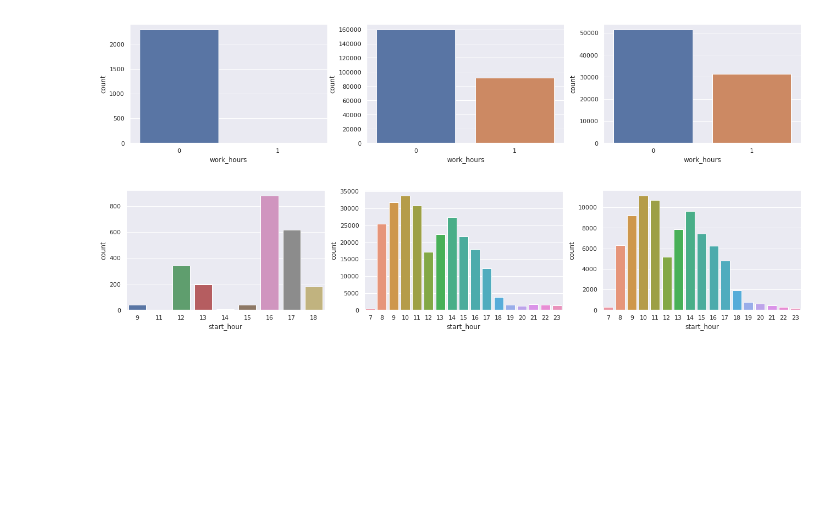
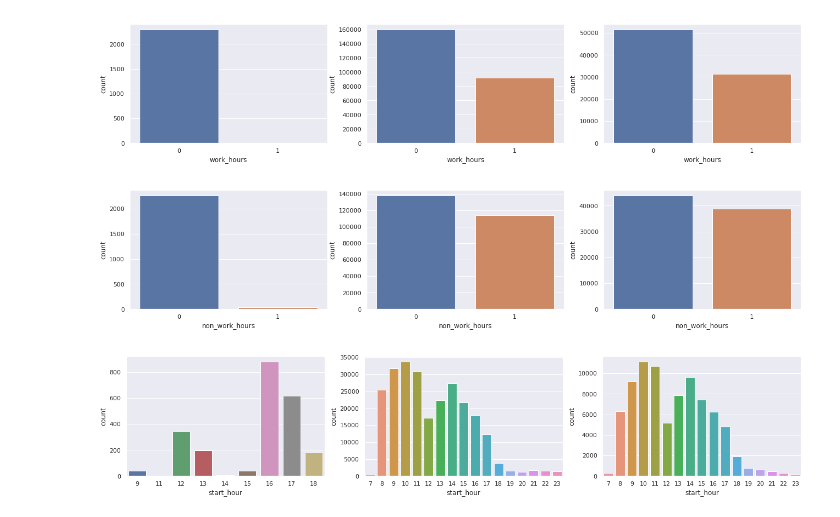
Before and after one commit to vladisOV/notebooks, a Jupyter notebook: alice_combined_sol.ipynb, the cells around one changed output. Cells and saved outputs as stored; diff of their text form; code cells hidden in the pictures; blank space fills up the shorter version.

```diff
--- a/alice_combined_sol.ipynb
+++ b/alice_combined_sol.ipynb
@@ -412,0 +472,5 @@ full_add_df[['hot_minutes', 'start_day', 'minutes']][:5]
+# %%
+full_add_df['hot_minutes_in_hour'] = full_add_df[['start_hour', 'minutes']].apply(lambda ts: 1 if
+                                             ((ts.start_hour > 8) & (ts.start_hour < 20) &
+                                             (ts.minutes < 8)) else 0, axis=1)
+full_add_df[['hot_minutes_in_hour', 'start_day', 'minutes']][:5]
@@ -451,6 +583,13 @@ sns.countplot(x="work_hours", data=train_df_plot[train_df_plot['target'] == 0],
 sns.countplot(x="work_hours", data=test_df_plot, ax=axes[2]); # Test
 # %% [output]
 [figure]
+# %%
+_, axes = plt.subplots(nrows=1, ncols=3, figsize=(22,4))
+sns.countplot(x="non_work_hours", data=train_df_plot[train_df_plot.target==1], ax=axes[0]) # Alice
+sns.countplot(x="non_work_hours", data=train_df_plot[train_df_plot['target'] == 0], ax=axes[1]) # Not Alice
+sns.countplot(x="non_work_hours", data=test_df_plot, ax=axes[2]); # Test
+# %% [output]
+[figure, added]
 # %%
 _, axes = plt.subplots(nrows=1, ncols=3, figsize=(22,4))
 sns.countplot(x="start_hour", data=train_df_plot[train_df_plot.target==1], ax=axes[0]) # Alice
```
Also changed, not shown: parts of 54 cells of this notebook.
